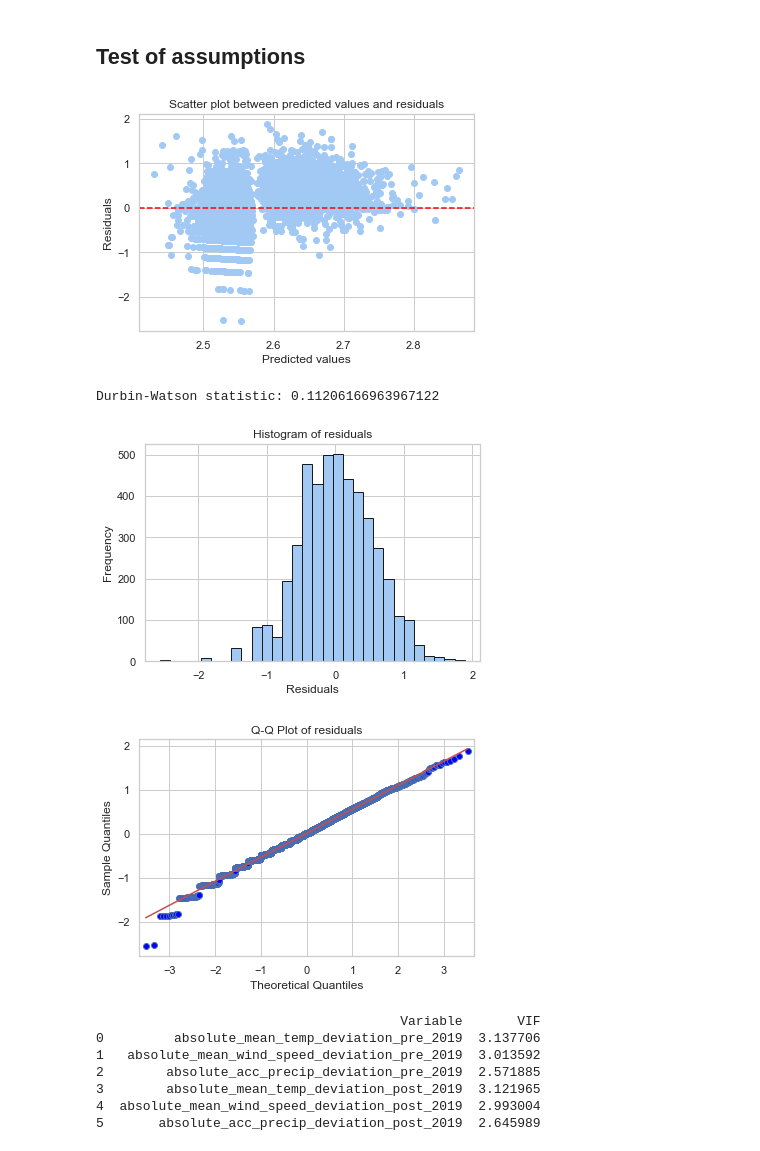
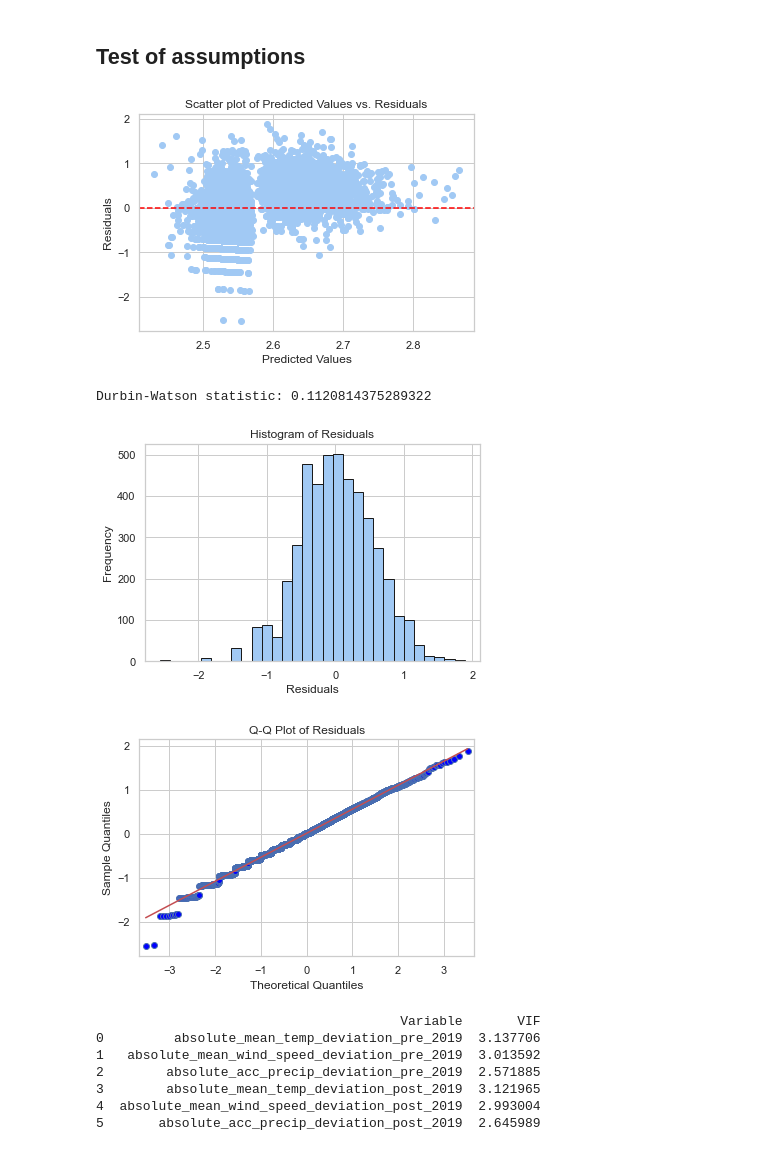
Before and after one commit to LyngeKjems/Climate-News-Project, a Jupyter notebook: Climate News Project/Merged_daily_data.ipynb, the cells around one changed output. Cells and saved outputs as stored; diff of their text form; code cells hidden in the pictures.

```diff
--- a/Climate News Project/Merged_daily_data.ipynb
+++ b/Climate News Project/Merged_daily_data.ipynb
@@ -272,38 +238,37 @@ Notes:
 # %% [markdown]
 ## 1 week articles = SQUARED deviation variables before/from 2019
 # %%
-# Necessary imports
-import statsmodels.api as sm
-import pandas as pd
-
-# Work with a copy of the dataset to prevent modifications to the original dataset
+# Create a copy of the dataset to ensure the original remains unaltered
 df_copy_3 = merged_daily_df.copy()
 
-# Compute the sum of 'article count' for the current date and the next 6 dates
+# Aggregate 'article count' over a 7-day window (including the current date and next 6 dates)
 df_copy_3['sum_article_week'] = sum([df_copy_3['article count'].shift(-i) for i in range(7)])
 
-# Drop the last six rows where there would be NaN values because of the shift operation
+# Exclude the last six entries which will contain NaN values due to the shift operation
 df_copy_3.dropna(subset=['sum_article_week'], inplace=True)
 
-# Use the "2019 struc dummy" column from df_copy_3 as your dummy for dates from 2019 onwards
-
-# Square the deviation variables
+# Square the deviation variables to capture the nonlinear effect
 for column in ['mean_temp_deviation', 'mean_wind_speed_deviation', 'acc_precip_deviation']:
     df_copy_3[f"squared_{column}"] = df_copy_3[column] ** 2
+    if '2019 struc dummy' in df_copy_3 and df_copy_3['2019 struc dummy'].iloc[0] == 0:
+        df_copy_3[f"squared_{column}_pre_2019"] = df_copy_3[column] ** 2
 
-# Create interaction terms with the squared deviation variables and the "2019 struc dummy"
+# Construct interaction terms by multiplying squared deviation variables with the "2019 struc dummy"
+# This emphasizes any nonlinear effect that becomes pronounced post-2019
 for column in ['squared_mean_temp_deviation', 'squared_mean_wind_speed_deviation', 'squared_acc_precip_deviation']:
     df_copy_3[f"{column}_post_2019"] = df_copy_3[column] * df_copy_3['2019 struc dummy']
 
-# Choose your squared independent variables (X) and the dependent variable (y)
-independent_vars = ['squared_mean_temp_deviation', 'squared_mean_wind_speed_deviation', 'squared_acc_precip_deviation',
-                    'squared_mean_temp_deviation_post_2019', 'squared_mean_wind_speed_deviation_post_2019', 'squared_acc_precip_deviation_post_2019']
+# Define the independent variables (squared) for regression and the dependent variable
+independent_vars = [
+    'squared_mean_temp_deviation_pre_2019', 'squared_mean_wind_speed_deviation_pre_2019', 'squared_acc_precip_deviation_pre_2019',
+    'squared_mean_temp_deviation_post_2019', 'squared_mean_wind_speed_deviation_post_2019', 'squared_acc_precip_deviation_post_2019'
+]
 
 X = df_copy_3[independent_vars]
-X = sm.add_constant(X)  # Adds a constant column for the intercept
+X = sm.add_constant(X)  # Integrate a constant term for the regression intercept
 y = df_copy_3['sum_article_week']
 
-# Run the OLS regression and print the summary
+# Execute the OLS regression and present the results
 model_3 = sm.OLS(y, X).fit()
 print(model_3.summary())
 # %% [output]
@@ -546,39 +512,40 @@ me... &  const                                         ... &  const
 # %%
-import matplotlib.pyplot as plt
+# Calculate the predicted values using the trained model (model_6)
+predicted_values = model_6.predict(X)
 
-predicted_values = model_6.predict(X)
-residuals = y - predicted_values
+# Calculate the residuals by subtracting the predicted values from the actual values (y_6)
+residuals = y_6 - predicted_values
 
+# Create a scatter plot to visualize the relationship between predicted values and residuals
 plt.scatter(predicted_values, residuals)
-plt.title("Scatter plot between predicted values and residuals")
-plt.xlabel("Predicted values")
+plt.title("Scatter plot of Predicted Values vs. Residuals")
+plt.xlabel("Predicted Values")
 plt.ylabel("Residuals")
-plt.axhline(y=0, color='red', linestyle='--')
+plt.axhline(y=0, color='red', linestyle='--')  # Add a red dashed line at y=0 for reference
 plt.show()
 # %% [output]
-[figure, old version]
+[figure, new version]
-# %%
-from statsmodels.stats.stattools import durbin_watson
-
-dw_stat = durbin_watson(residuals)
-print(f"Durbin-Watson statistic: {dw_stat}")
-# %% [output]
-Durbin-Watson statistic: 0.11206166963967122
+# %%
+# Calculate the Durbin-Watson statistic to assess autocorrelation in the residuals
+dw_stat = durbin_watson(residuals)
+
+# Print the calculated Durbin-Watson statistic
+print(f"Durbin-Watson statistic: {dw_stat}")
+# %% [output]
+Durbin-Watson statistic: 0.1120814375289322
 # %%
-from statsmodels.graphics.gofplots import qqplot
-
-# Histogram
+# Create a histogram to visualize the distribution of residuals
 plt.hist(residuals, bins=30, edgecolor='k')
-plt.title("Histogram of residuals")
+plt.title("Histogram of Residuals")
 plt.xlabel("Residuals")
 plt.ylabel("Frequency")
 plt.show()
 
-# Q-Q Plot
+# Create a Q-Q plot to assess normality of residuals
 qqplot(residuals, line='s')
-plt.title("Q-Q Plot of residuals")
+plt.title("Q-Q Plot of Residuals")
 plt.show()
 # %% [output]
-[figure, old version]
+[figure, new version]
 [figure]
 # %%
```
Also changed, not shown: parts of 18 cells of this notebook, 8 other files.
